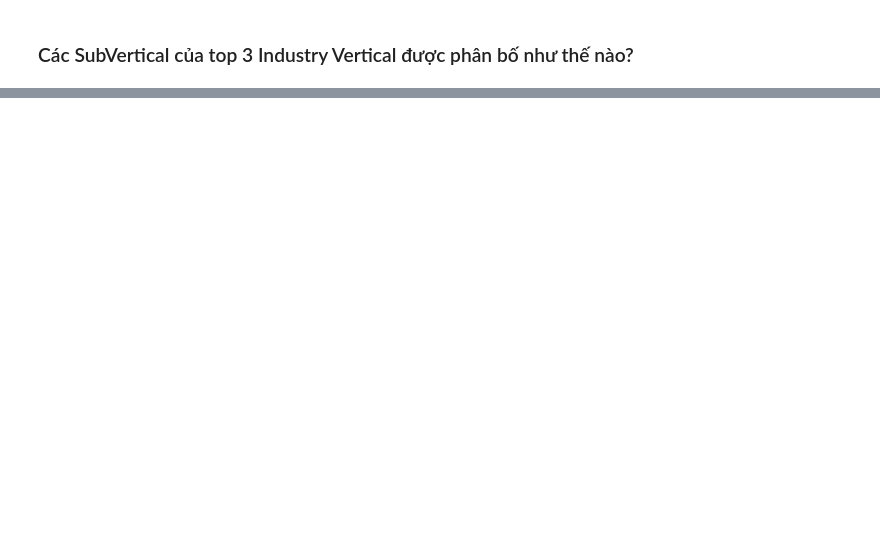
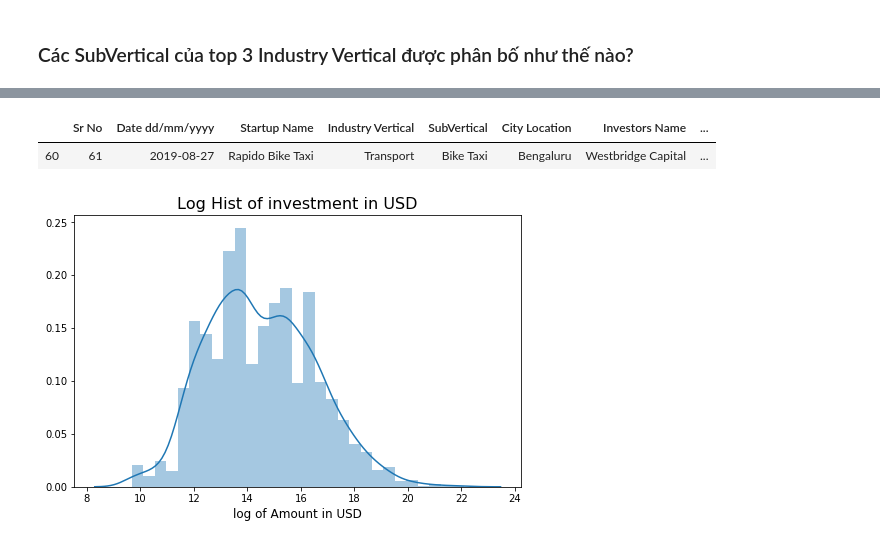
Before and after one commit to ethanol1310/Final_DSProgramming, a Jupyter notebook: 1712689-HuynhNgocQuan.ipynb, the cells around one changed output, grey strips where cells are left out. Cells and saved outputs as stored; diff of their text form; code cells hidden in the pictures; blank space fills up the shorter version.

```diff
--- a/1712689-HuynhNgocQuan.ipynb
+++ b/1712689-HuynhNgocQuan.ipynb
@@ -1093,0 +1249,15 @@ plt.show()
+# %%
+startup_df[startup_df['Amount in USD'] == startup_df["Amount in USD"].max()]
+# %% [output]
+|  | Sr No | Date dd/mm/yyyy | Startup Name | Industry Vertical | SubVertical | City Location | Investors Name | ... |
+| 60 | 61 | 2019-08-27 | Rapido Bike Taxi | Transport | Bike Taxi | Bengaluru | Westbridge Capital | ... |
+# %%
+startup_df['Amount in USD log'] = np.log(startup_df["Amount in USD"] + 1)
+# %%
+plt.figure(figsize=(8,5))
+sns.distplot(startup_df['Amount in USD log'].dropna())
+plt.xlabel('log of Amount in USD', fontsize=12)
+plt.title("Log Hist of investment in USD", fontsize=16)
+plt.show()
+# %% [output]
+[figure, added]
```
Also changed, not shown: parts of 72 cells of this notebook.
